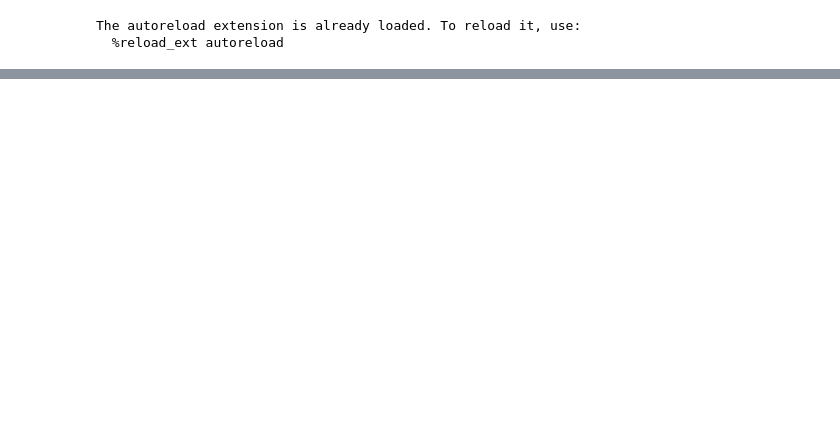
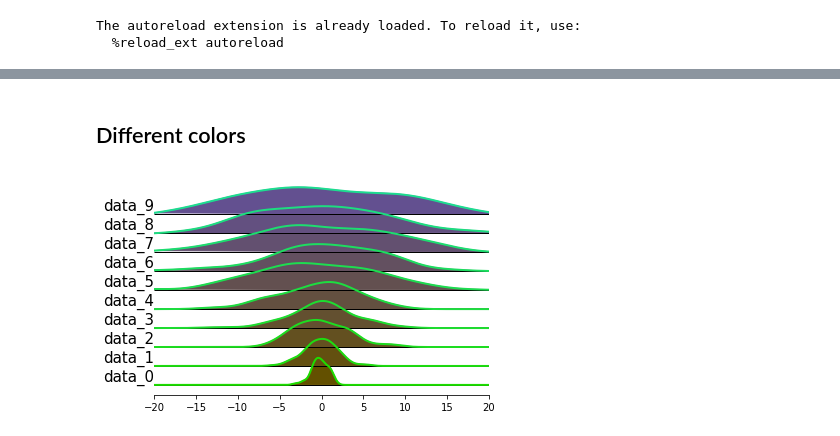
Before and after one commit to wckdouglas/ridgeplot-py, a Jupyter notebook: Example.ipynb, the cells around one changed output, grey strips where cells are left out. Saved outputs shown, nothing was run; the diff lists cells and outputs as text; code cells hidden in the pictures; blank space fills up the shorter version.

```diff
--- a/Example.ipynb
+++ b/Example.ipynb
@@ -26,0 +25,13 @@ ridgeplot(ax,
+# %% [markdown]
+## Different colors ##
+# %%
+fig = plt.figure()
+ax = fig.add_subplot(111)
+ridgeplot(ax,
+          data,
+          xlim=(-20,20),
+          label_size=15,
+          line_colors=['#1ddd%s' %str(i*10).rjust(2,'0') for i in range(len(data))],
+          fill_colors=['#6350%s' %str(i*10).rjust(2,'0') for i in range(len(data))])
+# %% [output]
+[figure, added]
```
Also changed, not shown: parts of 1 cell of this notebook, 1 other file.
